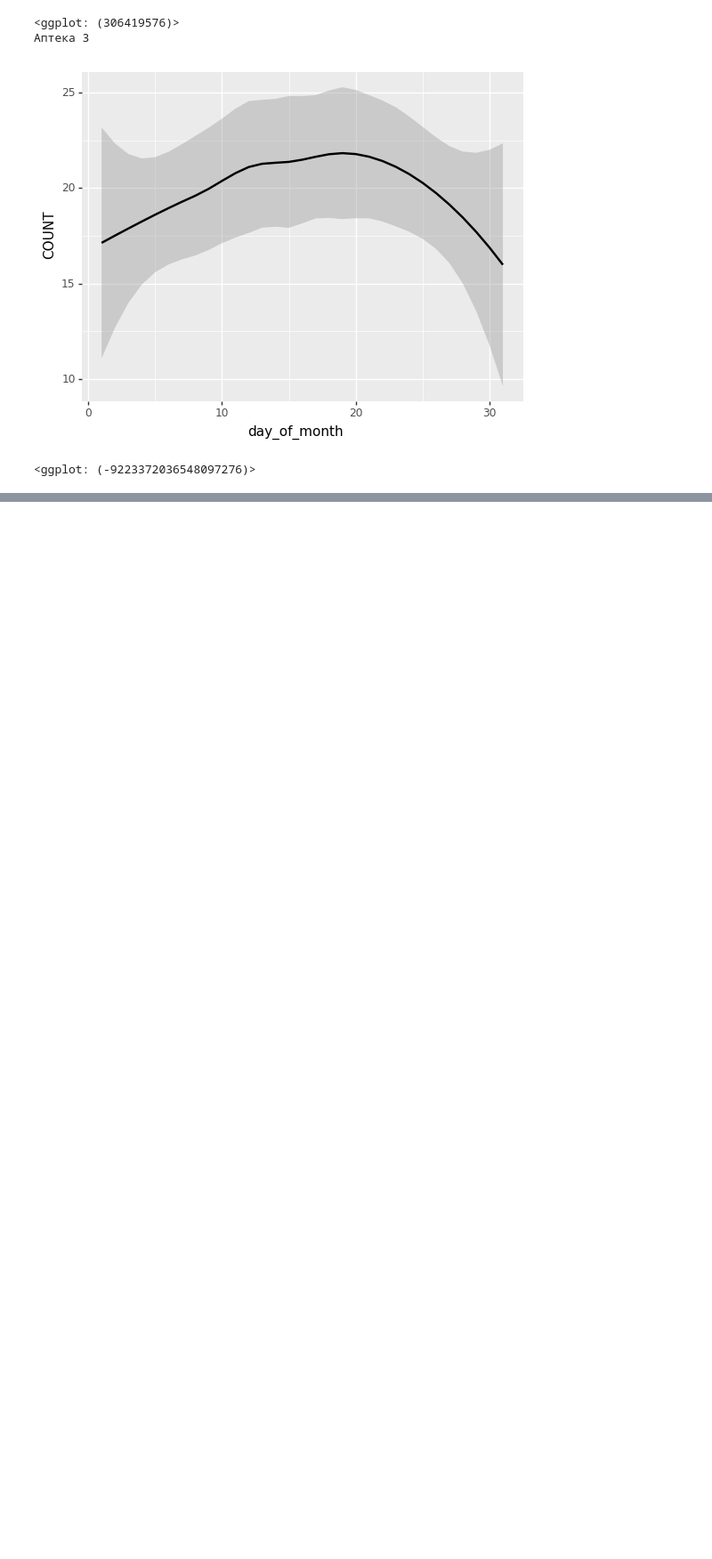
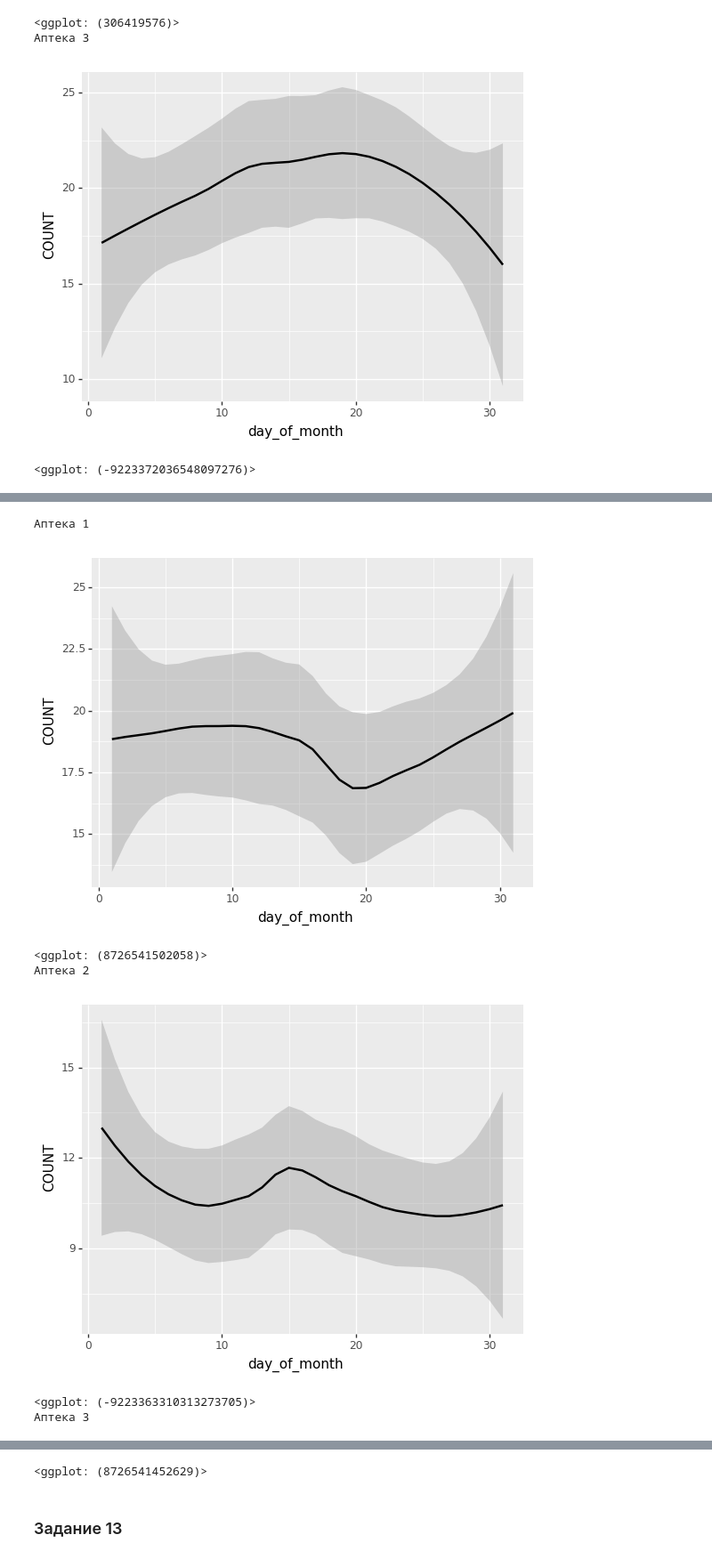
Before and after one commit to ademyanchuk/data_analys_labs, a Jupyter notebook: Lab2/lab2.ipynb, the cells around one changed output, grey strips where cells are left out. Shown at 89% size. Saved outputs shown, nothing was run; the diff lists cells and outputs as text; code cells hidden in the pictures; blank space fills up the shorter version.

```diff
--- a/Lab2/lab2.ipynb
+++ b/Lab2/lab2.ipynb
@@ -328,0 +349,17 @@ for name in dom_counts_by_store.NAME_x.unique():
+# %%
+# сгруппируем по месяцу, аптеке и дню и подсчитаем объем продаж для каждого дня каждого месяца
+dom_counts_by_store = last3_sales.groupby(['NAME_x', 'month', 'day_of_month'],
+                                          as_index=False).agg({'COUNT':'sum'})
+# %%
+for name in dom_counts_by_store.NAME_x.unique():
+    print(name)
+    print(ggplot(dom_counts_by_store[dom_counts_by_store.NAME_x == name],
+           aes('day_of_month', 'COUNT'))+stat_smooth(se=True, method='loess'))
+# %% [output]
+Аптека 1
+[figure, added]
+<ggplot: (8726541502058)>
+Аптека 2
+[figure, added]
+<ggplot: (-9223363310313273705)>
+Аптека 3
@@ -328,0 +367,3 @@ for name in dom_counts_by_store.NAME_x.unique():
+<ggplot: (8726541452629)>
+# %% [markdown]
+### Задание 13
```
Also changed, not shown: parts of 22 cells of this notebook.
